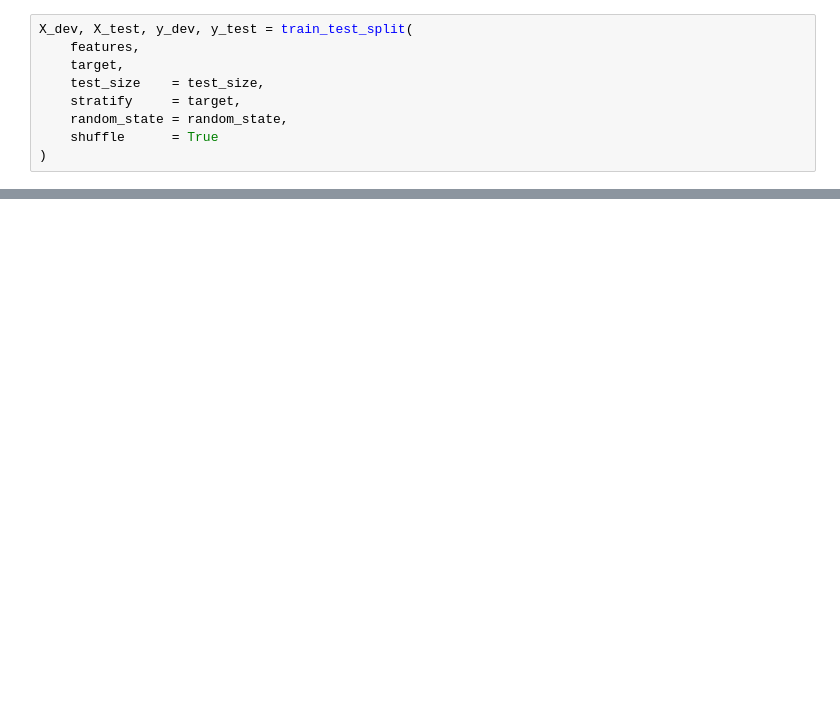
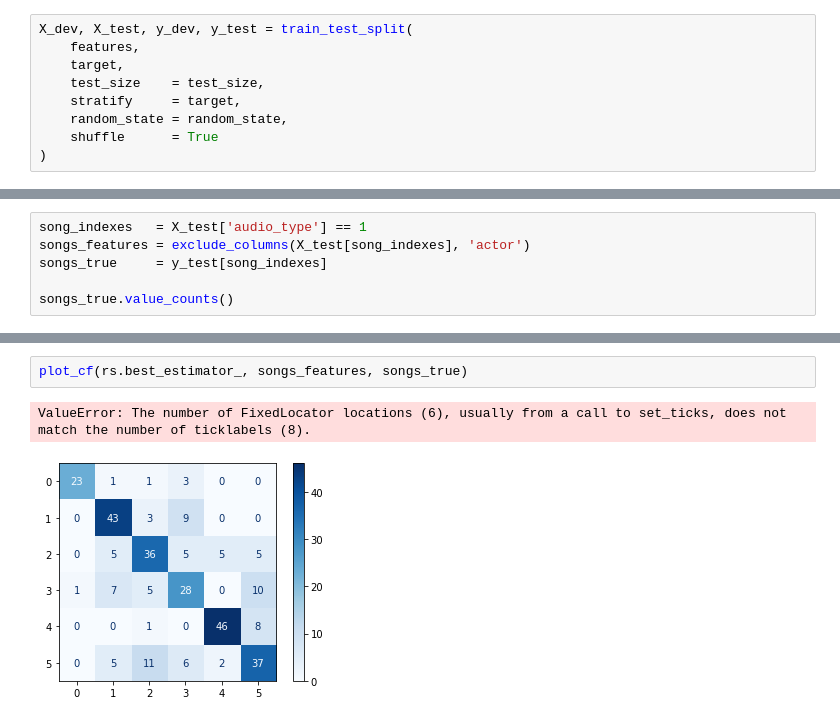
Before and after one commit to magistery-tps/aa-tp2, a Jupyter notebook: notebooks/tp2.ipynb, the cells around one changed output, grey strips where cells are left out. Cells and saved outputs as stored; diff of their text form; blank space fills up the shorter version.

```diff
--- a/notebooks/tp2.ipynb
+++ b/notebooks/tp2.ipynb
@@ -328,0 +493,6 @@ Wall time: 2min 9s
+# %%
+song_indexes   = X_test['audio_type'] == 1
+songs_features = exclude_columns(X_test[song_indexes], 'actor')
+songs_true     = y_test[song_indexes]
+
+songs_true.value_counts()
@@ -328,0 +512,5 @@ Wall time: 2min 9s
+# %%
+plot_cf(rs.best_estimator_, songs_features, songs_true)
+# %% [output]
+ValueError: The number of FixedLocator locations (6), usually from a call to set_ticks, does not match the number of ticklabels (8).
+[figure, added]
```
Also changed, not shown: parts of 74 cells of this notebook, 1 other file.
